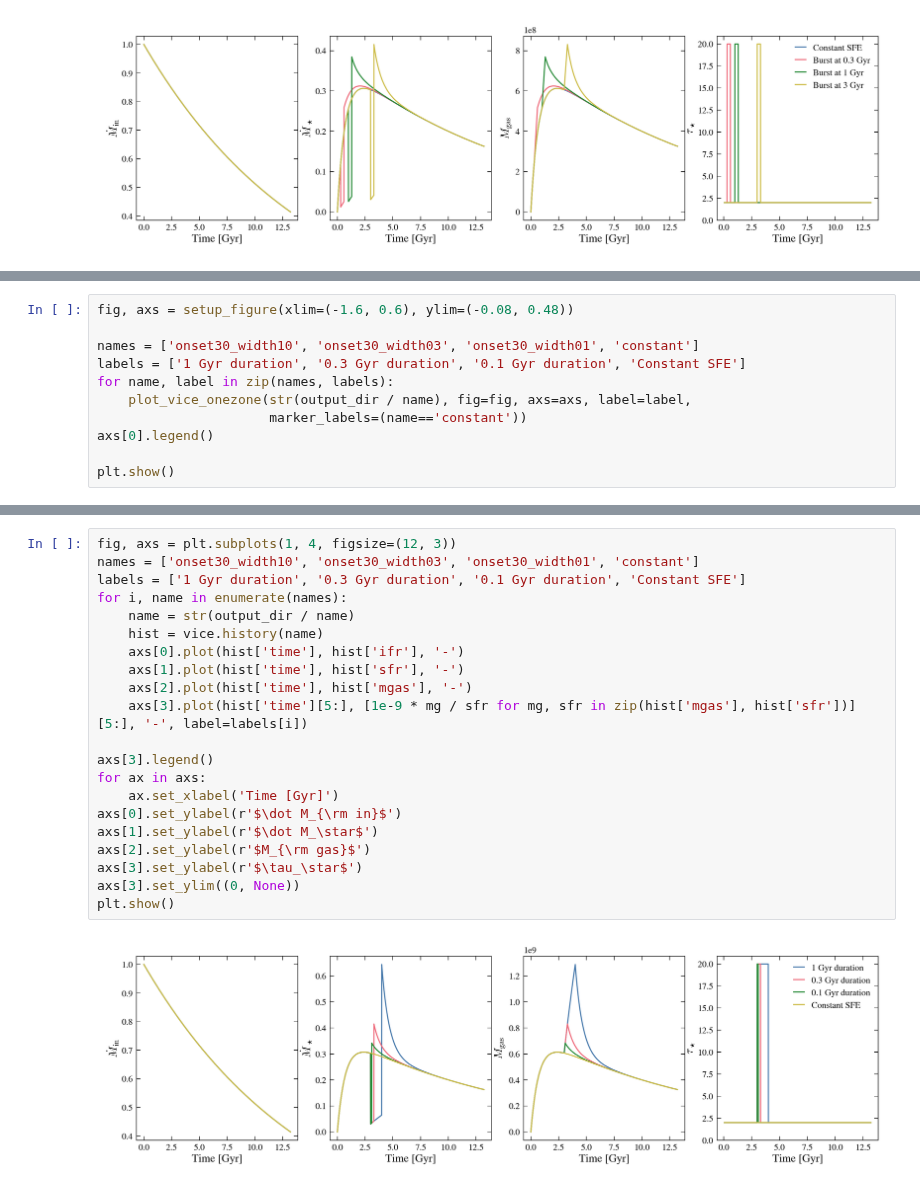
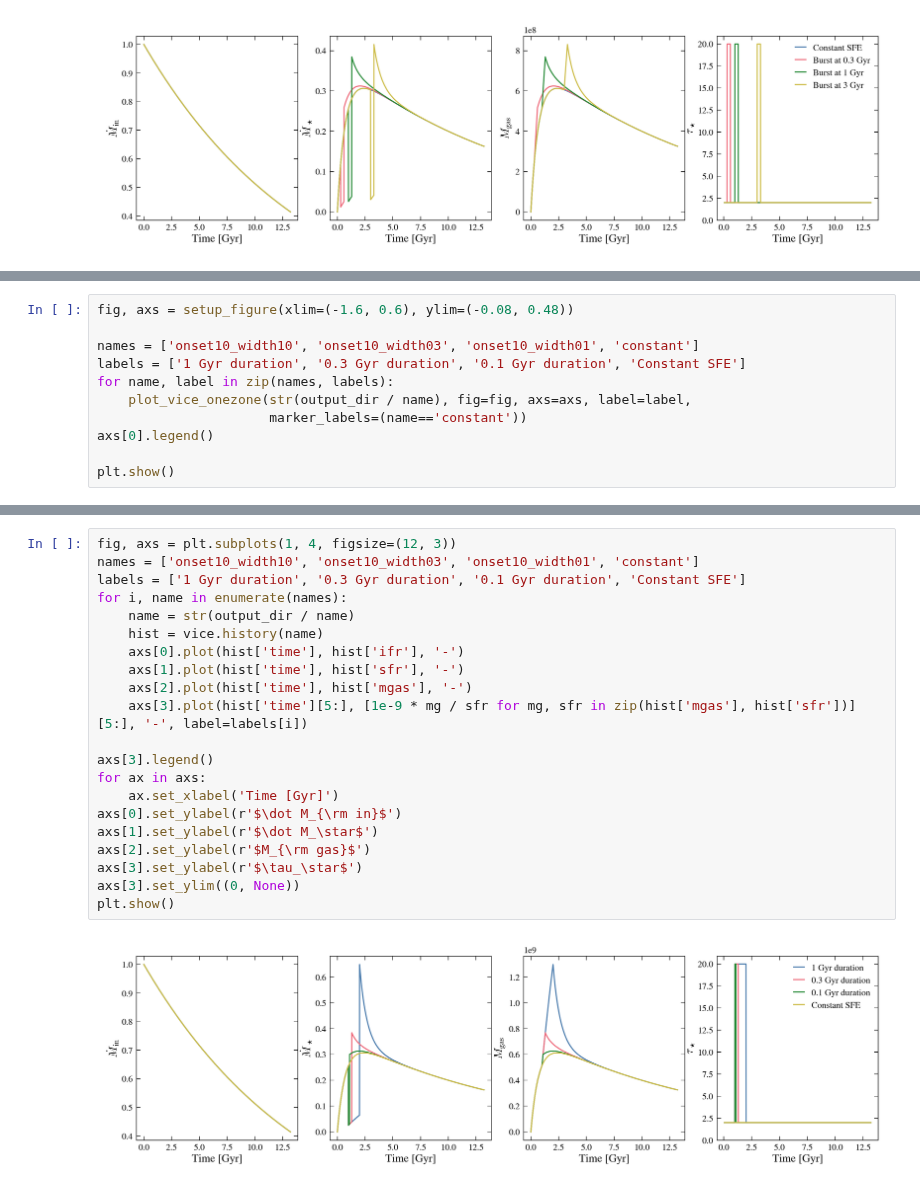
Before and after one commit to lodubay/twoinfall, a Jupyter notebook: src/scripts/sfe_burst.ipynb, the cells around one changed output, grey strips where cells are left out. Cells and saved outputs as stored; diff of their text form.

```diff
--- a/src/scripts/sfe_burst.ipynb
+++ b/src/scripts/sfe_burst.ipynb
@@ -188,7 +201,7 @@ sz.run(simtime, overwrite=True)
 # %%
 fig, axs = setup_figure(xlim=(-1.6, 0.6), ylim=(-0.08, 0.48))
 
-names = ['onset30_width10', 'onset30_width03', 'onset30_width01', 'constant']
+names = ['onset10_width10', 'onset10_width03', 'onset10_width01', 'constant']
 labels = ['1 Gyr duration', '0.3 Gyr duration', '0.1 Gyr duration', 'Constant SFE']
 for name, label in zip(names, labels):
     plot_vice_onezone(str(output_dir / name), fig=fig, axs=axs, label=label,
@@ -201,23 +214,23 @@ plt.show()
 # %%
 fig, axs = plt.subplots(1, 4, figsize=(12, 3))
-names = ['onset30_width10', 'onset30_width03', 'onset30_width01', 'constant']
+names = ['onset10_width10', 'onset10_width03', 'onset10_width01', 'constant']
 labels = ['1 Gyr duration', '0.3 Gyr duration', '0.1 Gyr duration', 'Constant SFE']
 for i, name in enumerate(names):
     name = str(output_dir / name)
     hist = vice.history(name)
     axs[0].plot(hist['time'], hist['ifr'], '-')
     axs[1].plot(hist['time'], hist['sfr'], '-')
     axs[2].plot(hist['time'], hist['mgas'], '-')
     axs[3].plot(hist['time'][5:], [1e-9 * mg / sfr for mg, sfr in zip(hist['mgas'], hist['sfr'])][5:], '-', label=labels[i])
 
 axs[3].legend()
 for ax in axs:
     ax.set_xlabel('Time [Gyr]')
 axs[0].set_ylabel(r'$\dot M_{\rm in}$')
 axs[1].set_ylabel(r'$\dot M_\star$')
 axs[2].set_ylabel(r'$M_{\rm gas}$')
 axs[3].set_ylabel(r'$\tau_\star$')
 axs[3].set_ylim((0, None))
 plt.show()
 # %% [output]
-[figure, old version]
+[figure, new version]
```
Also changed, not shown: parts of 5 cells of this notebook.
